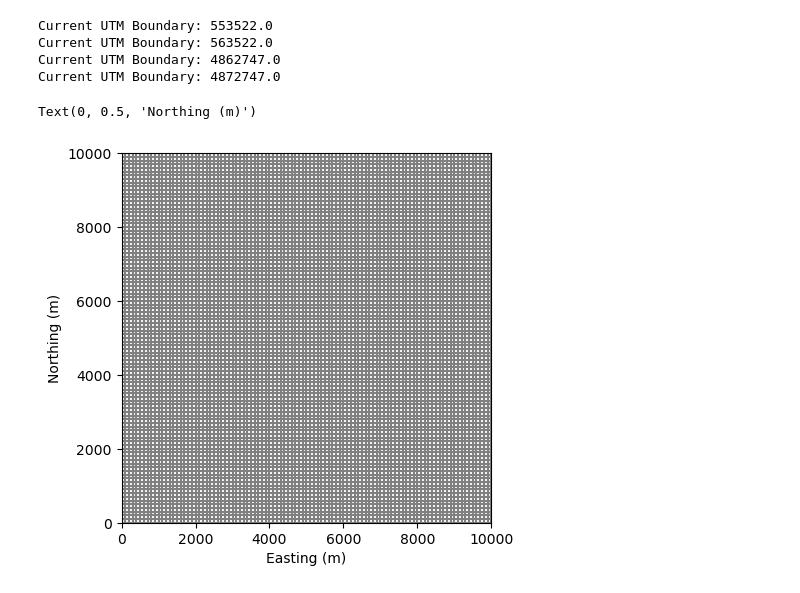
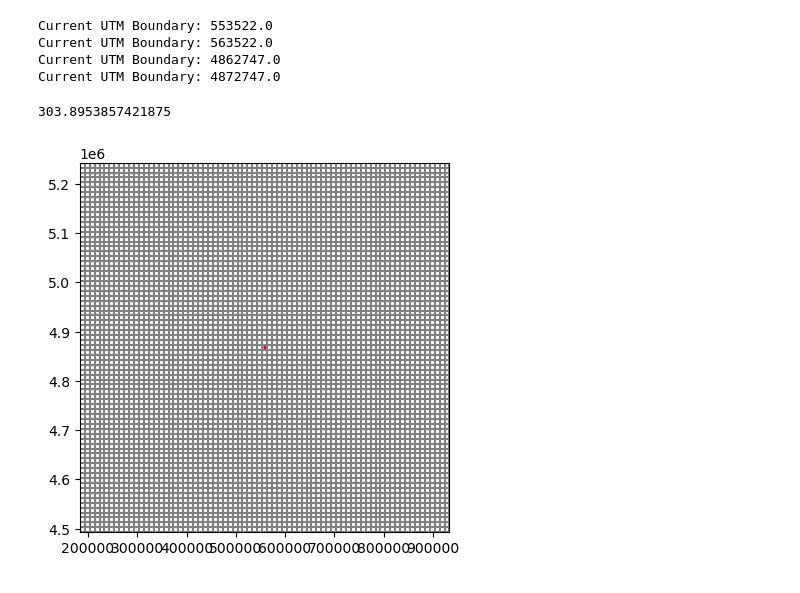
Before and after one commit to Csaucer/BearSpringUMN, a Jupyter notebook: EPM/EPM.ipynb, the cells around one changed output. Saved outputs shown, nothing was run; the diff lists cells and outputs as text; code cells hidden in the pictures.

```diff
--- a/EPM/EPM.ipynb
+++ b/EPM/EPM.ipynb
@@ -39,15 +41,33 @@ f = pl.Path("./data/galena_well_12_19_23_8_13_24_USGS.csv")
 #Import the precipitation data
 rain_df = pd.read_csv(f, usecols=['datetime', 'Precip_total_in']) #import the precipitation relevant columns
 rain_df = rain_df.drop(rain_df.index[0]).reset_index(drop=True) # Drop the first row and reset the row index
+rain_df['datetime'] = pd.to_datetime(rain_df['datetime'])#Convert the datetime column from strings to datetime
 
 #Import the Depth to water data
 DTW_df = pd.read_csv(f, usecols = ['datetime', 'DTW_below_LSD']) #import the DTW relevant columns
 DTW_df = DTW_df.drop(DTW_df.index[0]).reset_index(drop=True) # Drop the first row and reset the row index
+DTW_df['datetime'] = pd.to_datetime(DTW_df['datetime'])#Convert the datetime column from strings to datetime
 
 #Import the Water Table Elevation Data (wtelev)
 gwElev_df = pd.read_csv(f, usecols = ['datetime', 'GW_lvl_NAVD']) # import the wtelev relevant columns
 gwElev_df = gwElev_df.drop(gwElev_df.index[0]).reset_index(drop=True) # Drop the first row and reset the row index
+gwElev_df['datetime'] = pd.to_datetime(gwElev_df['datetime'])#Convert the datetime column from strings to datetime
 
 #Import water temperature data
 gwTemp_df = pd.read_csv(f, usecols = ['datetime', 'Wtemp_C']) # import the temp relevant columns
 gwTemp_df = gwTemp_df.drop(gwTemp_df.index[0]).reset_index(drop=True) #drop the first row and reset the row index
+gwTemp_df['datetime'] = pd.to_datetime(gwTemp_df['datetime'])#Convert the datetime column from strings to datetime
+
+#Import the GeoJSON file that defines the watershed (From USGS StreamStats)
+geoJSON = './data/WS_1.geojson'
+watershed = gpd.read_file(geoJSON)
+
+#Convert the watershed polygon to the correct projection (UTM Zone 15N)
+projected_crs = "EPSG:32615"
+watershed = watershed.to_crs(projected_crs)
+
+# Filter for Polygon geometries
+wsPolygon = watershed[watershed.geometry.type == "Polygon"]
+if wsPolygon.empty:
+    raise ValueError("No polygon geometries found in the GeoJSON file.")
+wsPolygon = wsPolygon.geometry.values[0]  # Use the first polygon found
@@ -166,19 +201,16 @@ Current UTM Boundary: 553522.0
 Current UTM Boundary: 563522.0
 Current UTM Boundary: 4862747.0
 Current UTM Boundary: 4872747.0
-# %%
-#Use the above parameters to create a modflow model grid
-model_grid = flopy.discretization.StructuredGrid(
-    delr = delr,
-    delc = delc,
-    top = top,
-    botm = botm
-)
-
-#plot the grid produced by the above method
-model_grid.plot()
-plt.xlabel('Easting (m)')
-plt.ylabel('Northing (m)')
-# %% [output]
-Text(0, 0.5, 'Northing (m)')
-[figure, removed]
+# %%
+np.min(botm)
+# %% [output]
+303.8953857421875
+# %%
+# Plot watershed and grid overlay for visual confirmation
+watershed.boundary.plot(edgecolor="red", linewidth=2)  # Plot watershed boundary
+
+pmv = flopy.plot.PlotMapView(modelgrid=model_grid)
+pmv.plot_grid()
+plt.show()
+# %% [output]
+[figure, added]
```
Also changed, not shown: parts of 13 cells of this notebook, 25 other files.
